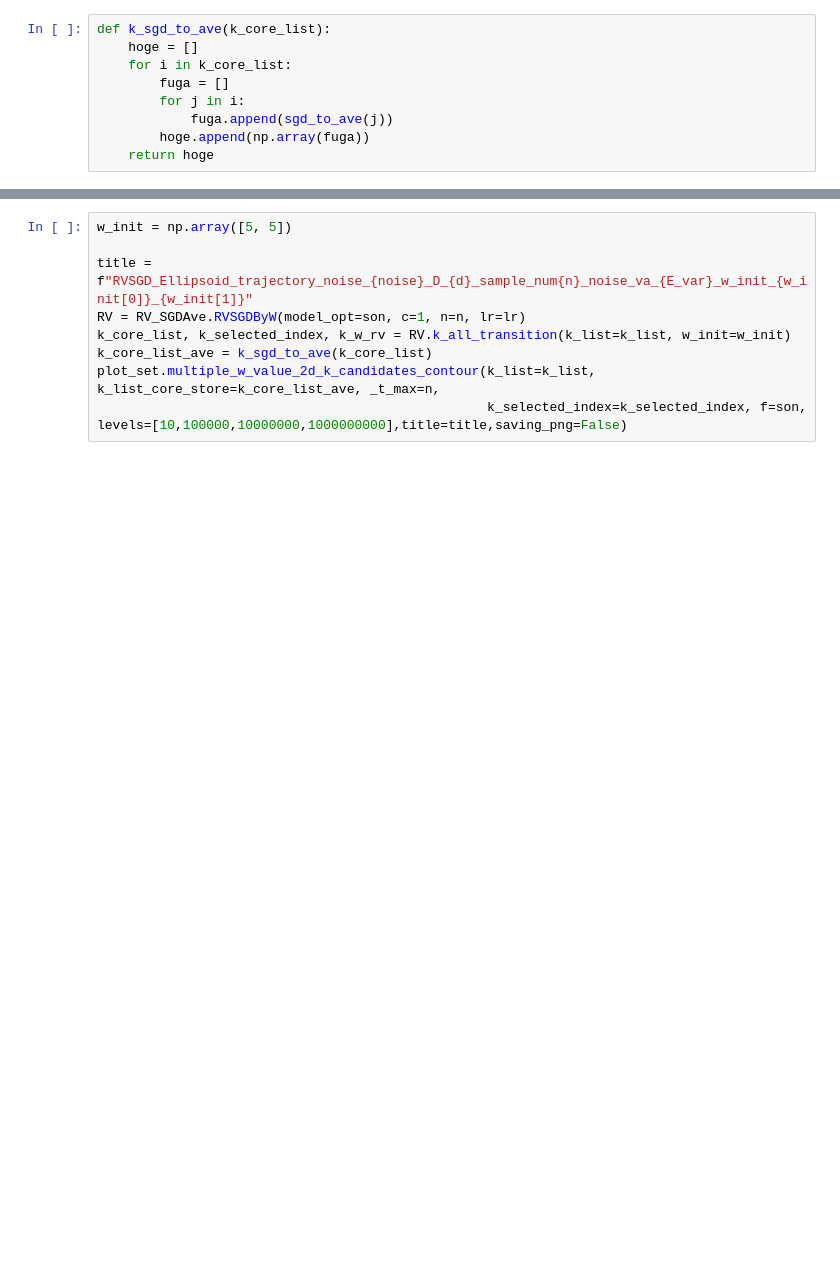
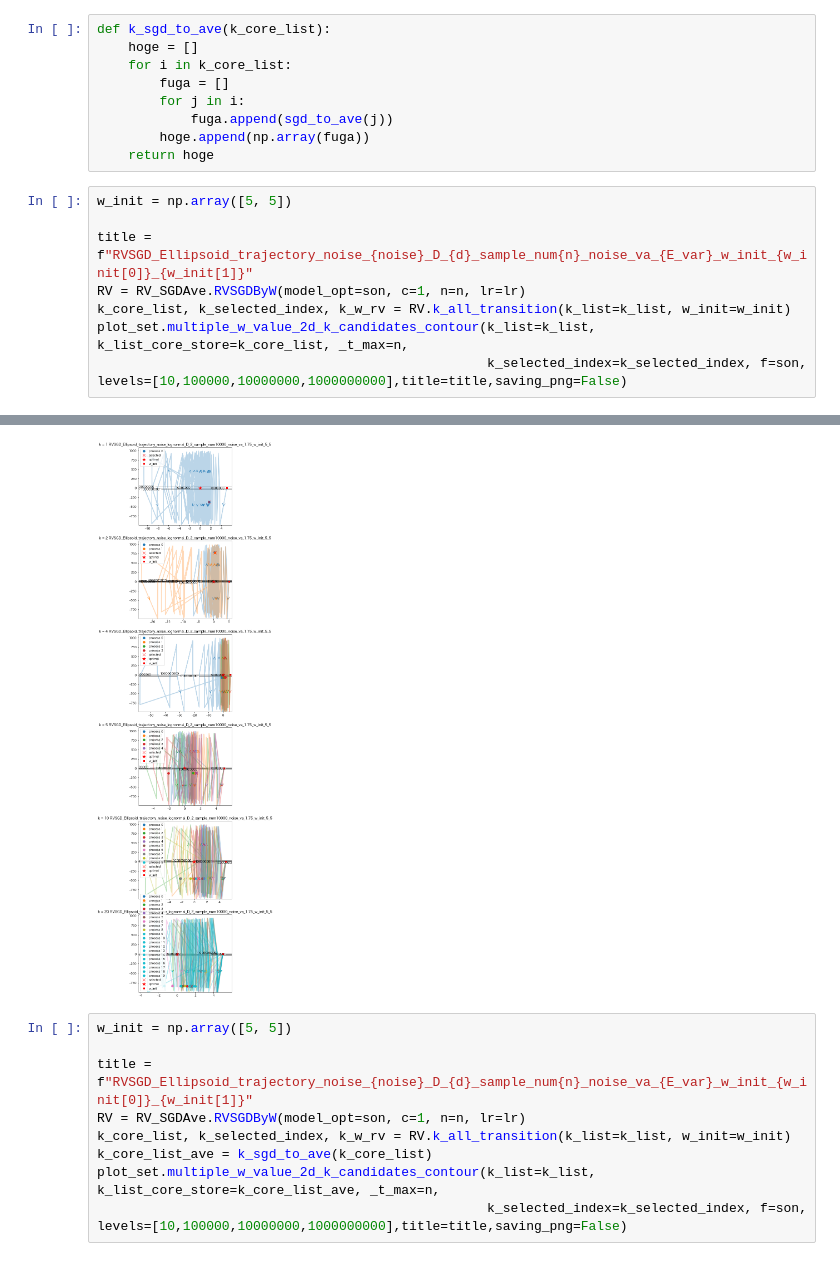
Before and after one commit to NaokiNakamichi/ML, a Jupyter notebook: GD/exp/simulation/Ellipsoid/Ellipsoid_RV_2d_trajectory.ipynb, the cells around one changed output, grey strips where cells are left out. Drawn from its saved outputs; the diff is of its cells as text; blank space fills up the shorter version.

```diff
--- a/GD/exp/simulation/Ellipsoid/Ellipsoid_RV_2d_trajectory.ipynb
+++ b/GD/exp/simulation/Ellipsoid/Ellipsoid_RV_2d_trajectory.ipynb
@@ -34,3 +34,12 @@ def k_sgd_to_ave(k_core_list):
             fuga.append(sgd_to_ave(j))
         hoge.append(np.array(fuga))
     return hoge
+# %%
+w_init = np.array([5, 5])
+
+title = f"RVSGD_Ellipsoid_trajectory_noise_{noise}_D_{d}_sample_num{n}_noise_va_{E_var}_w_init_{w_init[0]}_{w_init[1]}"
+RV = RV_SGDAve.RVSGDByW(model_opt=son, c=1, n=n, lr=lr)
+k_core_list, k_selected_index, k_w_rv = RV.k_all_transition(k_list=k_list, w_init=w_init)
+plot_set.multiple_w_value_2d_k_candidates_contour(k_list=k_list, k_list_core_store=k_core_list, _t_max=n,
+                                                  k_selected_index=k_selected_index, f=son, levels=[10,100000,10000000,1000000000],title=title,saving_png=False)
+# %% [output]
@@ -37,3 +64,4 @@ def k_sgd_to_ave(k_core_list):
+[figure, added]
 # %%
 w_init = np.array([5, 5])
 
```
Also changed, not shown: parts of 1 cell of this notebook, 3 other files.
